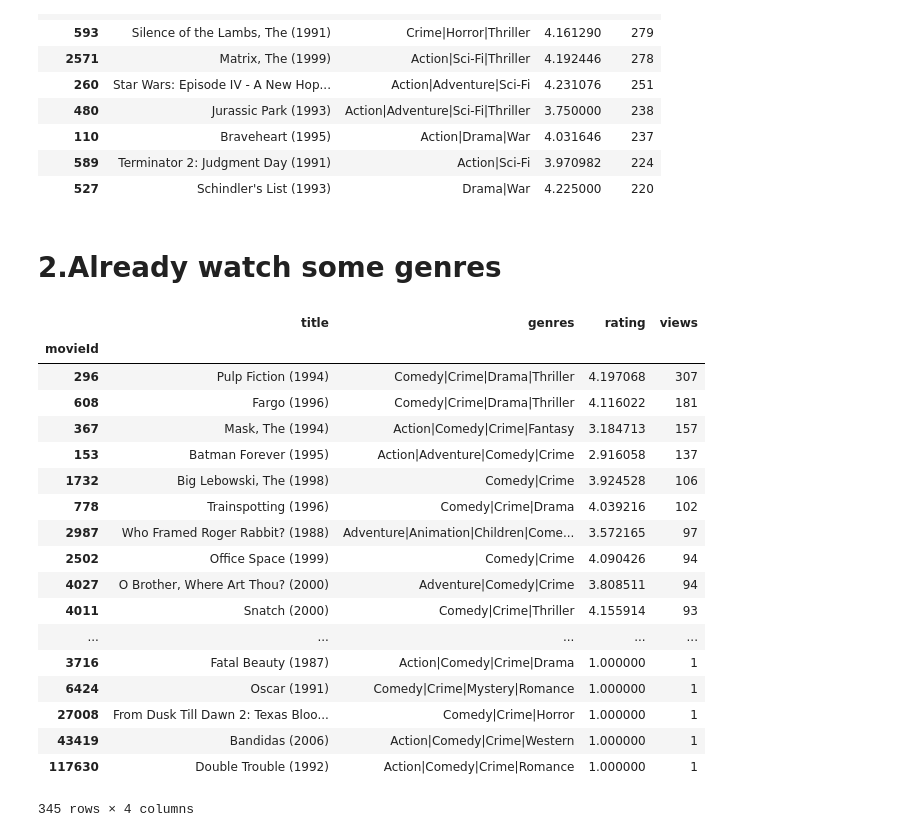
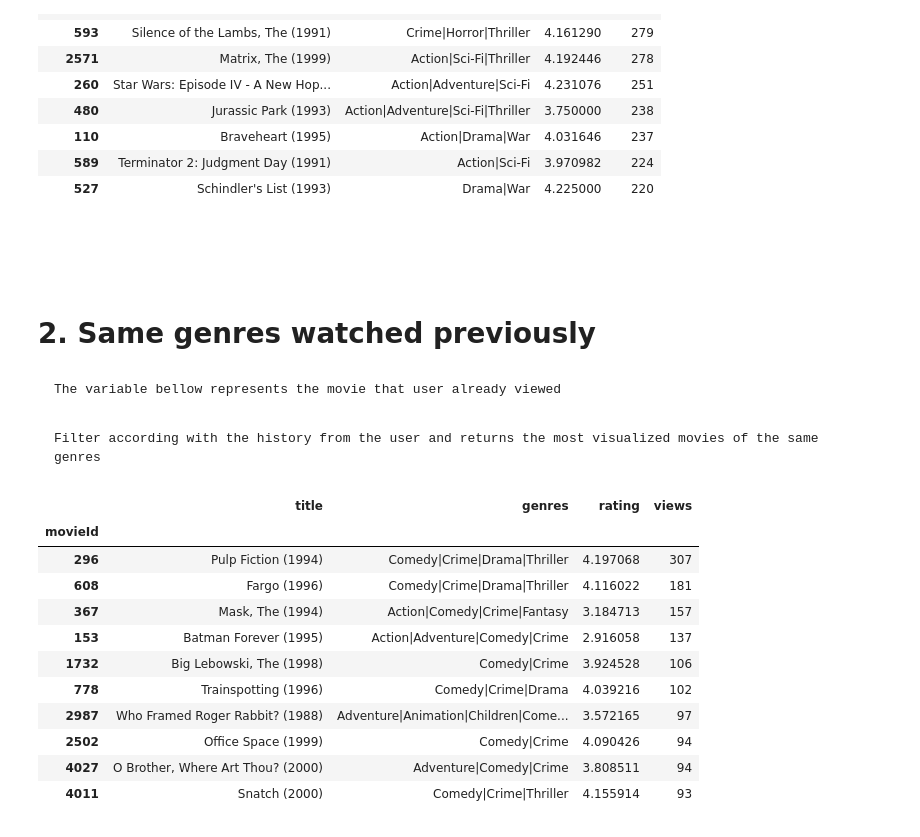
Before and after one commit to alaurentinoofficial/movielens-recomendation-system, a Jupyter notebook: recomendation.ipynb, the cells around one changed output. Cells and saved outputs as stored; diff of their text form; code cells hidden in the pictures.

```diff
--- a/recomendation.ipynb
+++ b/recomendation.ipynb
@@ -63,27 +67,31 @@ first_recomendation.head(10)
 | 110 | Braveheart (1995) | Action|Drama|War | 4.031646 | 237 |
 | 589 | Terminator 2: Judgment Day (1991) | Action|Sci-Fi | 3.970982 | 224 |
 | 527 | Schindler's List (1993) | Drama|War | 4.225000 | 220 |
-# %% [markdown]
-# 2.Already watch some genres
+# %% [markdown]
+<br>
+<br>
+<br>
+
+# 2. Same genres watched previously
+# %% [markdown]
+    The variable bellow represents the movie that user already viewed
+# %%
+USER_WATCHING = "Comedy|Crime"
+# %% [markdown]
+    Filter according with the history from the user and returns the most visualized movies of the same genres
 # %%
-first_recomendation[["Comedy|Crime" in genre for genre in first_recomendation.genres]]
+top_same_genre = first_recomendation[[USER_WATCHING in genre for genre in first_recomendation.genres]]
+top_same_genre.head(10)
 # %% [output]
 |  | title | genres | rating | views |
 | movieId |  |  |  |  |
 | 296 | Pulp Fiction (1994) | Comedy|Crime|Drama|Thriller | 4.197068 | 307 |
 | 608 | Fargo (1996) | Comedy|Crime|Drama|Thriller | 4.116022 | 181 |
 | 367 | Mask, The (1994) | Action|Comedy|Crime|Fantasy | 3.184713 | 157 |
 | 153 | Batman Forever (1995) | Action|Adventure|Comedy|Crime | 2.916058 | 137 |
 | 1732 | Big Lebowski, The (1998) | Comedy|Crime | 3.924528 | 106 |
 | 778 | Trainspotting (1996) | Comedy|Crime|Drama | 4.039216 | 102 |
 | 2987 | Who Framed Roger Rabbit? (1988) | Adventure|Animation|Children|Come... | 3.572165 | 97 |
 | 2502 | Office Space (1999) | Comedy|Crime | 4.090426 | 94 |
 | 4027 | O Brother, Where Art Thou? (2000) | Adventure|Comedy|Crime | 3.808511 | 94 |
 | 4011 | Snatch (2000) | Comedy|Crime|Thriller | 4.155914 | 93 |
-| ... | ... | ... | ... | ... |
-| 3716 | Fatal Beauty (1987) | Action|Comedy|Crime|Drama | 1.000000 | 1 |
-| 6424 | Oscar (1991) | Comedy|Crime|Mystery|Romance | 1.000000 | 1 |
-| 27008 | From Dusk Till Dawn 2: Texas Bloo... | Comedy|Crime|Horror | 1.000000 | 1 |
-| 43419 | Bandidas (2006) | Action|Comedy|Crime|Western | 1.000000 | 1 |
-| 117630 | Double Trouble (1992) | Action|Comedy|Crime|Romance | 1.000000 | 1 |
-345 rows × 4 columns
```
Also changed, not shown: parts of 11 cells of this notebook.
